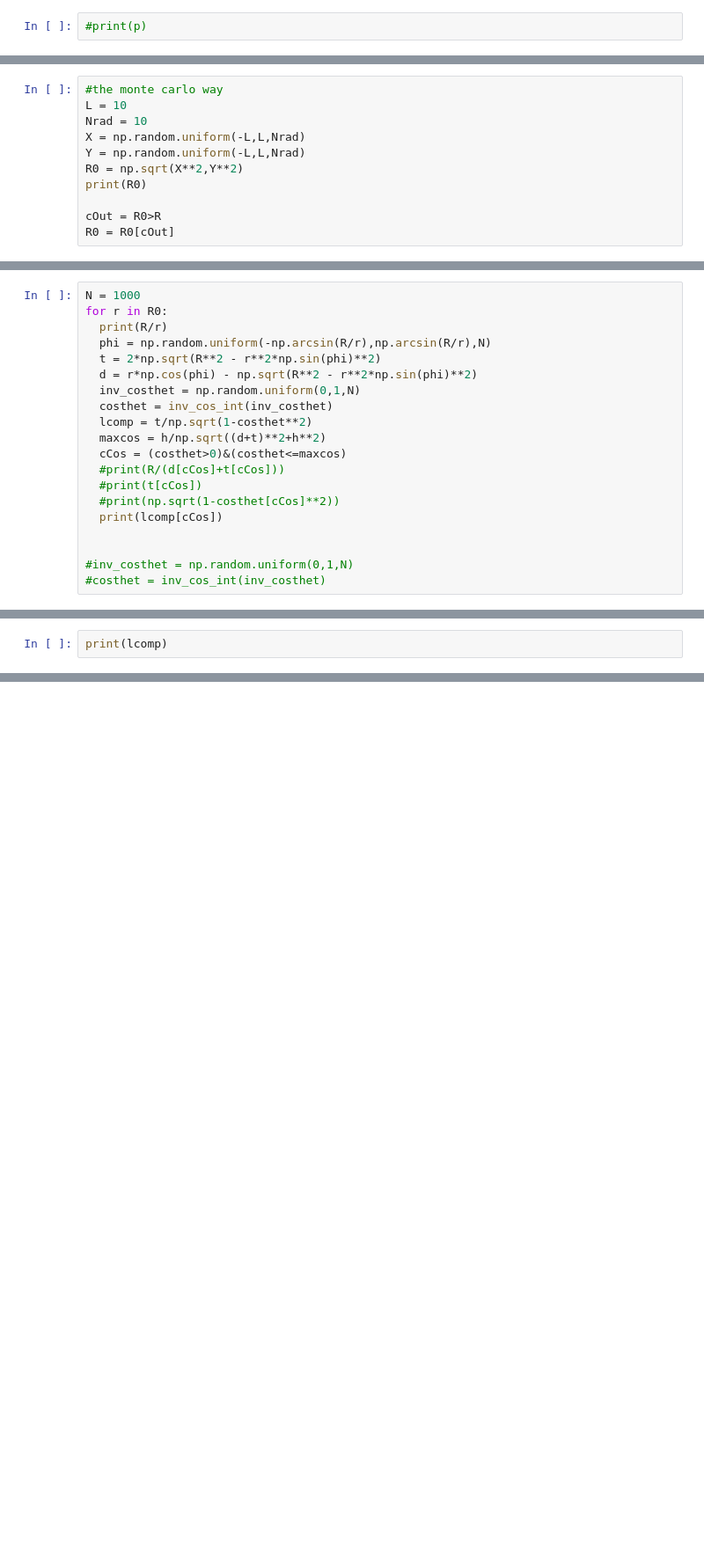
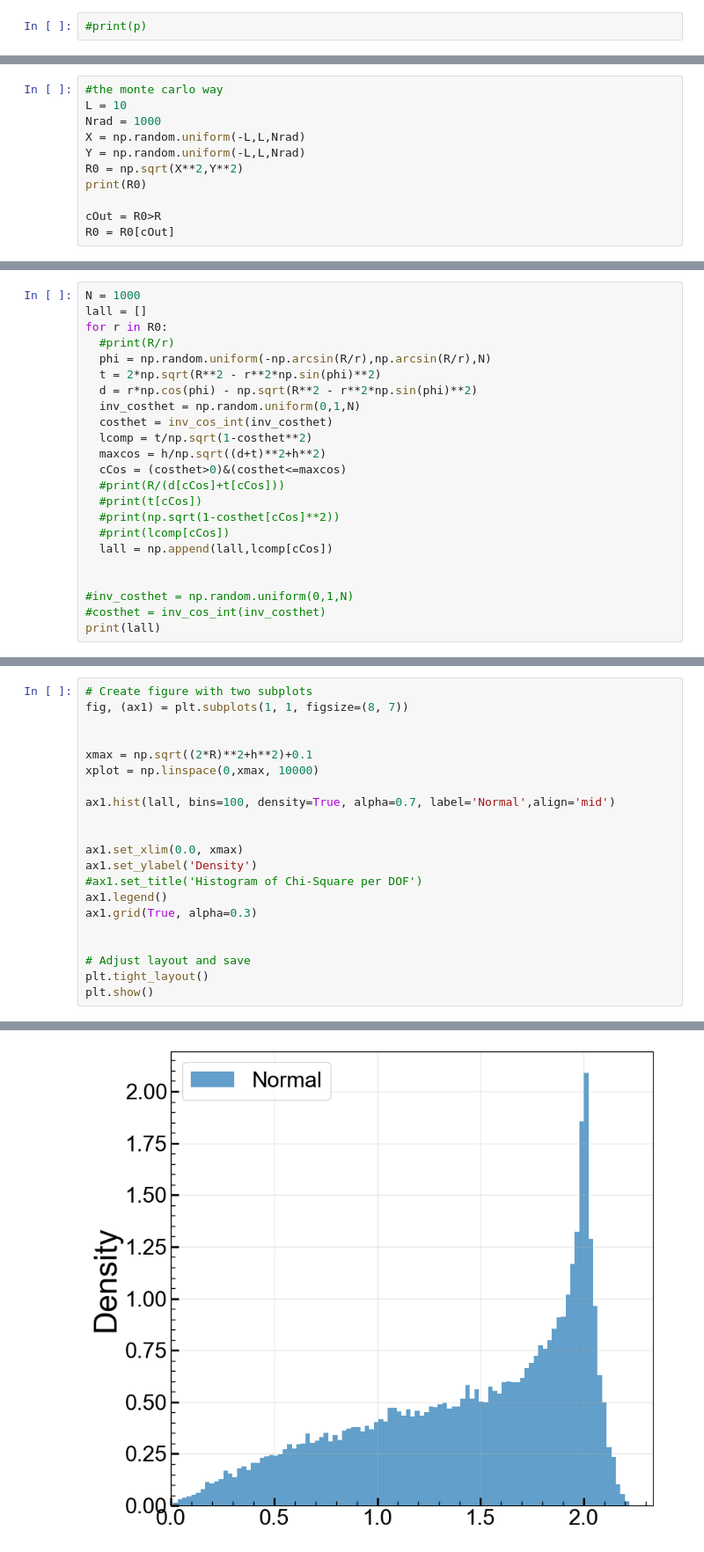
Before and after one commit to villano-lab/NaI_Array_Firmware, a Jupyter notebook: test_firmwares/TrigTest7/data_analysis/Analysis_Notebook/muon_pdfs_cylinder.ipynb, the cells around one changed output, grey strips where cells are left out. Shown at 88% size. Cells and saved outputs as stored; diff of their text form; blank space fills up the shorter version.

```diff
--- a/test_firmwares/TrigTest7/data_analysis/Analysis_Notebook/muon_pdfs_cylinder.ipynb
+++ b/test_firmwares/TrigTest7/data_analysis/Analysis_Notebook/muon_pdfs_cylinder.ipynb
@@ -66,7 +66,7 @@ plt.show()
 # %%
 #the monte carlo way
 L = 10
-Nrad = 10
+Nrad = 1000
 X = np.random.uniform(-L,L,Nrad)
 Y = np.random.uniform(-L,L,Nrad)
 R0 = np.sqrt(X**2,Y**2)
@@ -119,7 +134,8 @@ print(cos_int(0.8409))
 # %%
 N = 1000
+lall = []
 for r in R0:
-  print(R/r)
+  #print(R/r)
   phi = np.random.uniform(-np.arcsin(R/r),np.arcsin(R/r),N)
   t = 2*np.sqrt(R**2 - r**2*np.sin(phi)**2)
   d = r*np.cos(phi) - np.sqrt(R**2 - r**2*np.sin(phi)**2)
@@ -131,9 +147,11 @@ for r in R0:
   #print(R/(d[cCos]+t[cCos]))
   #print(t[cCos])
   #print(np.sqrt(1-costhet[cCos]**2))
-  print(lcomp[cCos])
+  #print(lcomp[cCos])
+  lall = np.append(lall,lcomp[cCos])
 
 
 #inv_costhet = np.random.uniform(0,1,N)
 #costhet = inv_cos_int(inv_costhet)
+print(lall)
 # %% [output]
@@ -164,3 +159,22 @@ lcomp = t/np.sqrt(1-costhet**2)
 # %%
-print(lcomp)
+# Create figure with two subplots
+fig, (ax1) = plt.subplots(1, 1, figsize=(8, 7))
+
+
+xmax = np.sqrt((2*R)**2+h**2)+0.1
+xplot = np.linspace(0,xmax, 10000)
+
+ax1.hist(lall, bins=100, density=True, alpha=0.7, label='Normal',align='mid')
+
+
+ax1.set_xlim(0.0, xmax)
+ax1.set_ylabel('Density')
+#ax1.set_title('Histogram of Chi-Square per DOF')
+ax1.legend()
+ax1.grid(True, alpha=0.3)
+
+
+# Adjust layout and save
+plt.tight_layout()
+plt.show()
 # %% [output]
@@ -168,0 +181 @@ print(lcomp)
+[figure, added]
```
Also changed, not shown: parts of 8 cells of this notebook.
